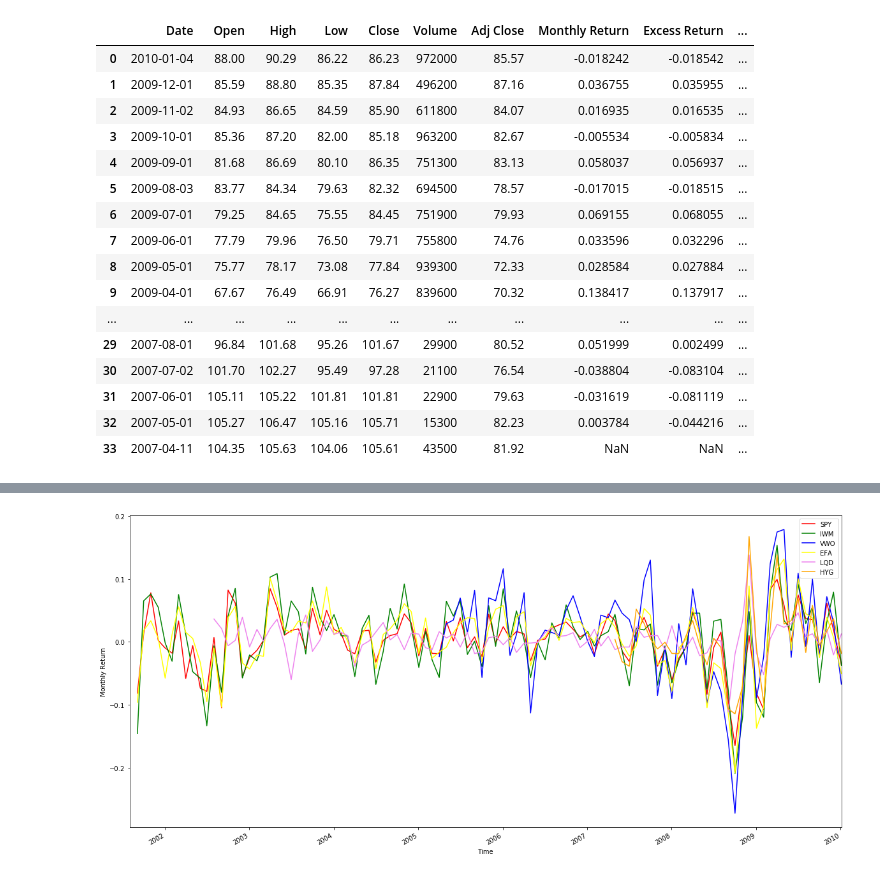
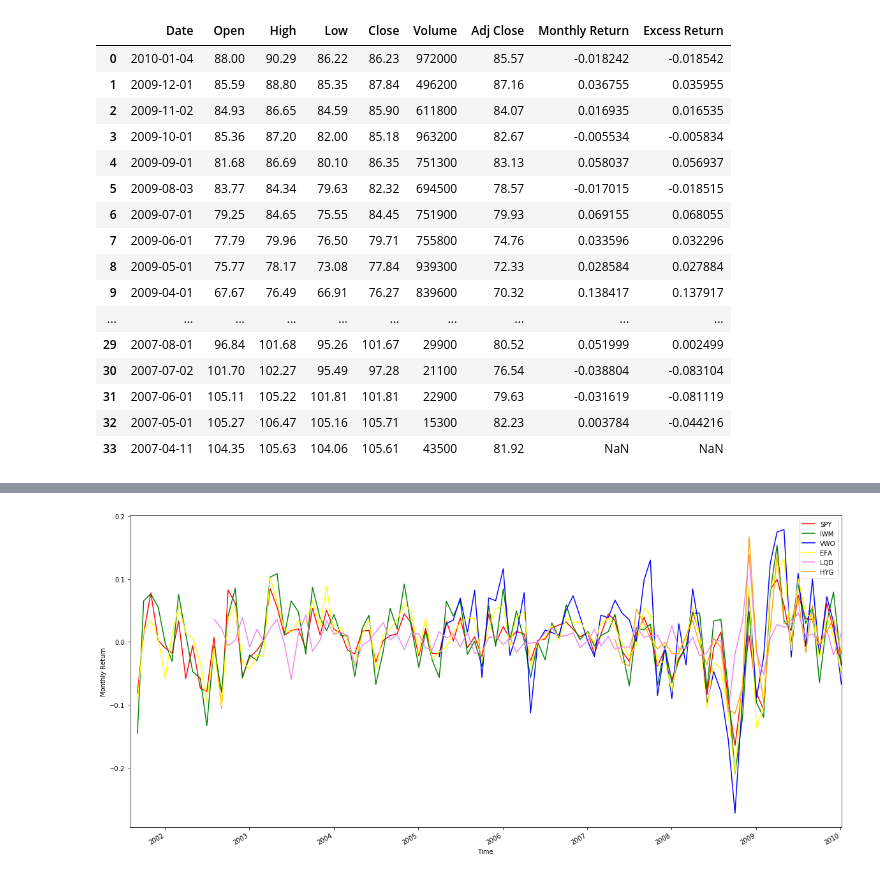
Before and after one commit to portfolioperformance1/project, a Jupyter notebook: portfolio.ipynb, the cells around one changed output, grey strips where cells are left out. Saved outputs shown, nothing was run; the diff lists cells and outputs as text; code cells hidden in the pictures.

```diff
--- a/portfolio.ipynb
+++ b/portfolio.ipynb
@@ -165,30 +129,26 @@ lqdds
 # %%
-#"SPY","IWM","VWO","EFA","LQD","HYG"
+#VWO","EFA","LQD","HYG"
 hygds=sheets['HYG']
 hygds=hygds.iloc[:,:9]
-
-hygyds=hygds.sort_values(['Date'], ascending=[True])
-hygds['Compound'] = hygds['Monthly Return'].cumprod()
-
 hygds
 # %% [output]
-|  | Date | Open | High | Low | Close | Volume | Adj Close | Monthly Return | Excess Return | ... |
-| 0 | 2010-01-04 | 88.00 | 90.29 | 86.22 | 86.23 | 972000 | 85.57 | -0.018242 | -0.018542 | ... |
-| 1 | 2009-12-01 | 85.59 | 88.80 | 85.35 | 87.84 | 496200 | 87.16 | 0.036755 | 0.035955 | ... |
-| 2 | 2009-11-02 | 84.93 | 86.65 | 84.59 | 85.90 | 611800 | 84.07 | 0.016935 | 0.016535 | ... |
-| 3 | 2009-10-01 | 85.36 | 87.20 | 82.00 | 85.18 | 963200 | 82.67 | -0.005534 | -0.005834 | ... |
-| 4 | 2009-09-01 | 81.68 | 86.69 | 80.10 | 86.35 | 751300 | 83.13 | 0.058037 | 0.056937 | ... |
-| 5 | 2009-08-03 | 83.77 | 84.34 | 79.63 | 82.32 | 694500 | 78.57 | -0.017015 | -0.018515 | ... |
-| 6 | 2009-07-01 | 79.25 | 84.65 | 75.55 | 84.45 | 751900 | 79.93 | 0.069155 | 0.068055 | ... |
-| 7 | 2009-06-01 | 77.79 | 79.96 | 76.50 | 79.71 | 755800 | 74.76 | 0.033596 | 0.032296 | ... |
-| 8 | 2009-05-01 | 75.77 | 78.17 | 73.08 | 77.84 | 939300 | 72.33 | 0.028584 | 0.027884 | ... |
-| 9 | 2009-04-01 | 67.67 | 76.49 | 66.91 | 76.27 | 839600 | 70.32 | 0.138417 | 0.137917 | ... |
-| ... | ... | ... | ... | ... | ... | ... | ... | ... | ... | ... |
-| 29 | 2007-08-01 | 96.84 | 101.68 | 95.26 | 101.67 | 29900 | 80.52 | 0.051999 | 0.002499 | ... |
-| 30 | 2007-07-02 | 101.70 | 102.27 | 95.49 | 97.28 | 21100 | 76.54 | -0.038804 | -0.083104 | ... |
-| 31 | 2007-06-01 | 105.11 | 105.22 | 101.81 | 101.81 | 22900 | 79.63 | -0.031619 | -0.081119 | ... |
-| 32 | 2007-05-01 | 105.27 | 106.47 | 105.16 | 105.71 | 15300 | 82.23 | 0.003784 | -0.044216 | ... |
-| 33 | 2007-04-11 | 104.35 | 105.63 | 104.06 | 105.61 | 43500 | 81.92 | NaN | NaN | ... |
+|  | Date | Open | High | Low | Close | Volume | Adj Close | Monthly Return | Excess Return |
+| 0 | 2010-01-04 | 88.00 | 90.29 | 86.22 | 86.23 | 972000 | 85.57 | -0.018242 | -0.018542 |
+| 1 | 2009-12-01 | 85.59 | 88.80 | 85.35 | 87.84 | 496200 | 87.16 | 0.036755 | 0.035955 |
+| 2 | 2009-11-02 | 84.93 | 86.65 | 84.59 | 85.90 | 611800 | 84.07 | 0.016935 | 0.016535 |
+| 3 | 2009-10-01 | 85.36 | 87.20 | 82.00 | 85.18 | 963200 | 82.67 | -0.005534 | -0.005834 |
+| 4 | 2009-09-01 | 81.68 | 86.69 | 80.10 | 86.35 | 751300 | 83.13 | 0.058037 | 0.056937 |
+| 5 | 2009-08-03 | 83.77 | 84.34 | 79.63 | 82.32 | 694500 | 78.57 | -0.017015 | -0.018515 |
+| 6 | 2009-07-01 | 79.25 | 84.65 | 75.55 | 84.45 | 751900 | 79.93 | 0.069155 | 0.068055 |
+| 7 | 2009-06-01 | 77.79 | 79.96 | 76.50 | 79.71 | 755800 | 74.76 | 0.033596 | 0.032296 |
+| 8 | 2009-05-01 | 75.77 | 78.17 | 73.08 | 77.84 | 939300 | 72.33 | 0.028584 | 0.027884 |
+| 9 | 2009-04-01 | 67.67 | 76.49 | 66.91 | 76.27 | 839600 | 70.32 | 0.138417 | 0.137917 |
+| ... | ... | ... | ... | ... | ... | ... | ... | ... | ... |
+| 29 | 2007-08-01 | 96.84 | 101.68 | 95.26 | 101.67 | 29900 | 80.52 | 0.051999 | 0.002499 |
+| 30 | 2007-07-02 | 101.70 | 102.27 | 95.49 | 97.28 | 21100 | 76.54 | -0.038804 | -0.083104 |
+| 31 | 2007-06-01 | 105.11 | 105.22 | 101.81 | 101.81 | 22900 | 79.63 | -0.031619 | -0.081119 |
+| 32 | 2007-05-01 | 105.27 | 106.47 | 105.16 | 105.71 | 15300 | 82.23 | 0.003784 | -0.044216 |
+| 33 | 2007-04-11 | 104.35 | 105.63 | 104.06 | 105.61 | 43500 | 81.92 | NaN | NaN |
 # %%
 fig, axes = plt.subplots(nrows=3, ncols=2, figsize=(20, 20))
 spyds.plot(ax=axes[0,0],x='Date',y='Monthly Return',legend=True,title="SPY",color="red")
```
Also changed, not shown: parts of 16 cells of this notebook.
